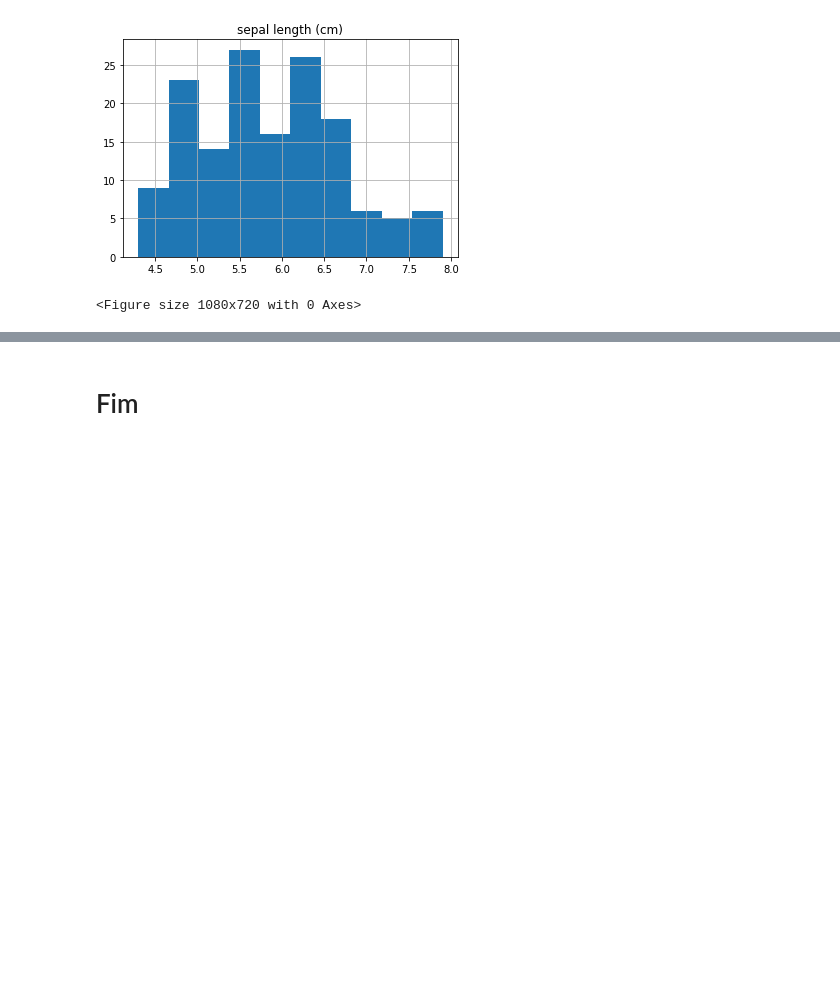
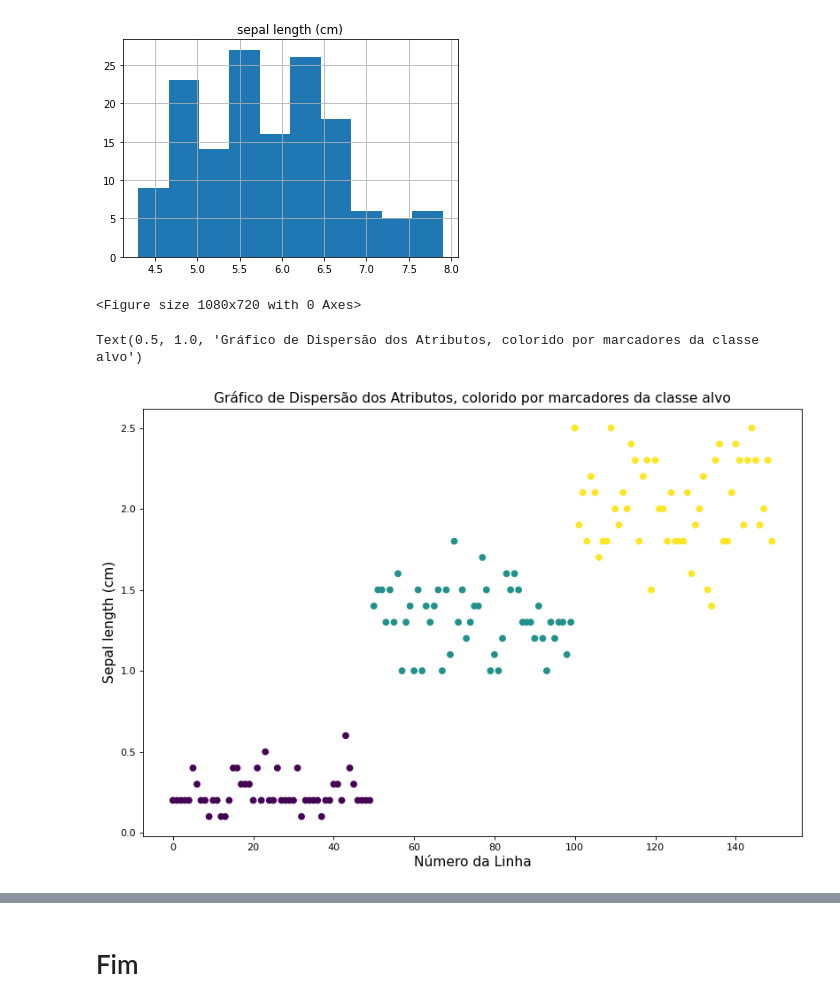
Before and after one commit to leonardodamata/Python_Analise_Dados, a Jupyter notebook: DSA-Python-Cap09-Exercicio.ipynb, the cells around one changed output, grey strips where cells are left out. Saved outputs shown, nothing was run; the diff lists cells and outputs as text; code cells hidden in the pictures; blank space fills up the shorter version.

```diff
--- a/DSA-Python-Cap09-Exercicio.ipynb
+++ b/DSA-Python-Cap09-Exercicio.ipynb
@@ -219,3 +217,11 @@ plt.show()
 # %%
 # Crie um Gráficos de Dispersão (scatter Plot) da variável sepal length versus número da linha,
 # colorido por marcadores da variável target
+plt.figure(figsize=(12, 8), dpi=80)
+plt.scatter(range(len(df)), df['petal width (cm)'], c=df['target'])
+plt.xlabel('Número da Linha', fontsize=fontsize)
+plt.ylabel('Sepal length (cm)', fontsize=fontsize)
+plt.title('Gráfico de Dispersão dos Atributos, colorido por marcadores da classe alvo', fontsize=fontsize)
+# %% [output]
+Text(0.5, 1.0, 'Gráfico de Dispersão dos Atributos, colorido por marcadores da classe alvo')
+[figure, added]
```
Also changed, not shown: parts of 8 cells of this notebook, 32 other files.
